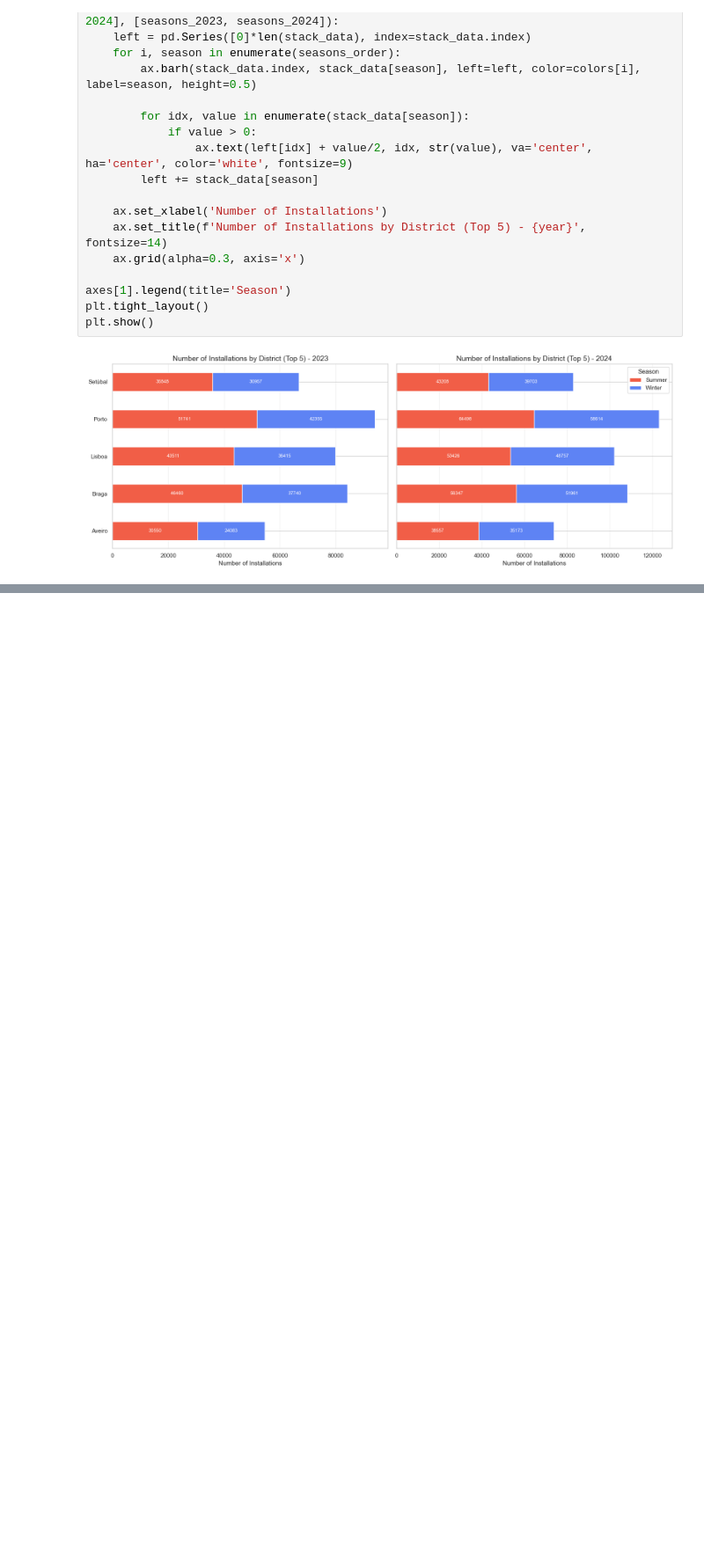
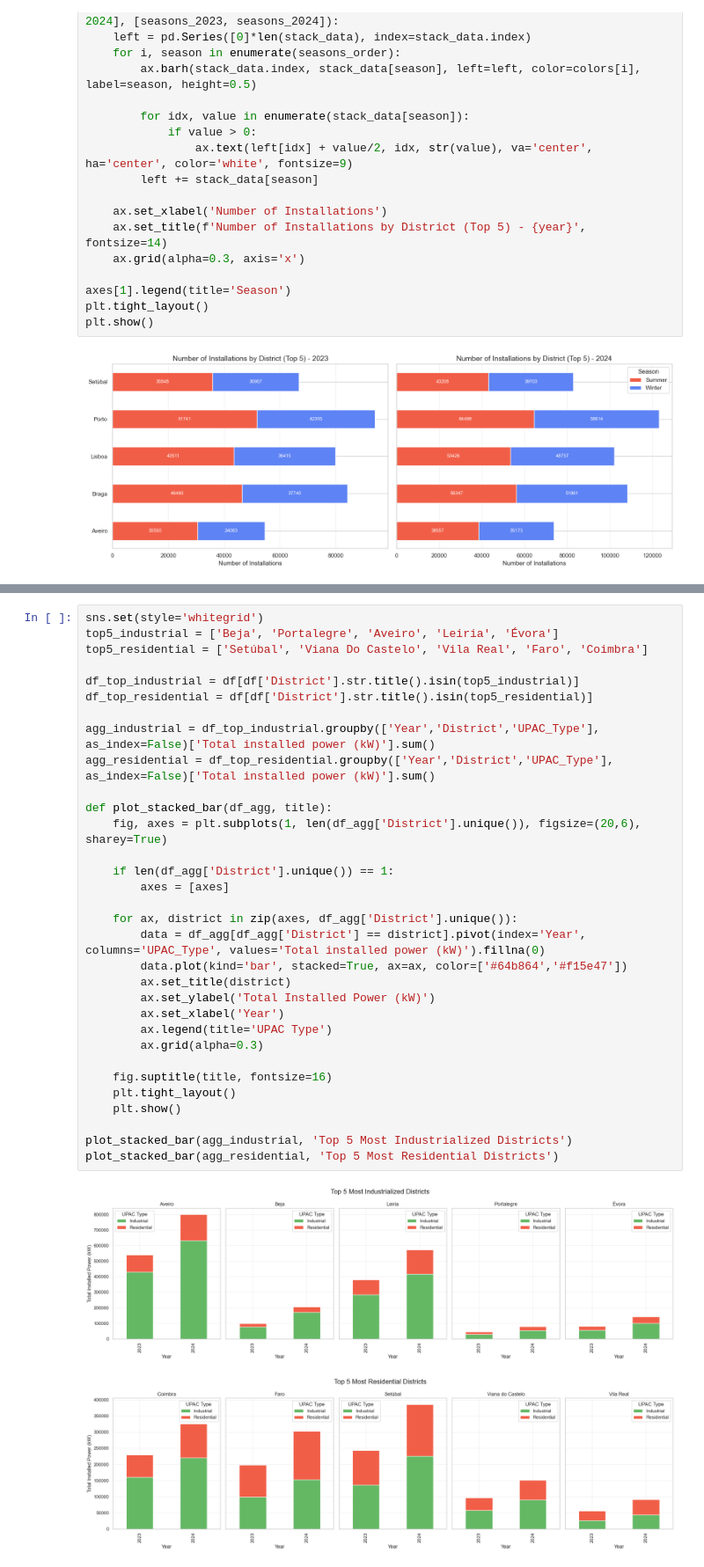
Before and after one commit to Mariana-rc01/WattWise, a Jupyter notebook: iara_notebook.ipynb, the cells around one changed output, grey strips where cells are left out. Shown at 88% size. Drawn from its saved outputs; the diff is of its cells as text; blank space fills up the shorter version.

```diff
--- a/iara_notebook.ipynb
+++ b/iara_notebook.ipynb
@@ -1707,0 +1839,35 @@ plt.show()
+# %%
+sns.set(style='whitegrid')
+top5_industrial = ['Beja', 'Portalegre', 'Aveiro', 'Leiria', 'Évora']
+top5_residential = ['Setúbal', 'Viana Do Castelo', 'Vila Real', 'Faro', 'Coimbra']
+
+df_top_industrial = df[df['District'].str.title().isin(top5_industrial)]
+df_top_residential = df[df['District'].str.title().isin(top5_residential)]
+
+agg_industrial = df_top_industrial.groupby(['Year','District','UPAC_Type'], as_index=False)['Total installed power (kW)'].sum()
+agg_residential = df_top_residential.groupby(['Year','District','UPAC_Type'], as_index=False)['Total installed power (kW)'].sum()
+
+def plot_stacked_bar(df_agg, title):
+    fig, axes = plt.subplots(1, len(df_agg['District'].unique()), figsize=(20,6), sharey=True)
+
+    if len(df_agg['District'].unique()) == 1:
+        axes = [axes]
+
+    for ax, district in zip(axes, df_agg['District'].unique()):
+        data = df_agg[df_agg['District'] == district].pivot(index='Year', columns='UPAC_Type', values='Total installed power (kW)').fillna(0)
+        data.plot(kind='bar', stacked=True, ax=ax, color=['#64b864','#f15e47'])
+        ax.set_title(district)
+        ax.set_ylabel('Total Installed Power (kW)')
+        ax.set_xlabel('Year')
+        ax.legend(title='UPAC Type')
+        ax.grid(alpha=0.3)
+
+    fig.suptitle(title, fontsize=16)
+    plt.tight_layout()
+    plt.show()
+
+plot_stacked_bar(agg_industrial, 'Top 5 Most Industrialized Districts')
+plot_stacked_bar(agg_residential, 'Top 5 Most Residential Districts')
+# %% [output]
+[figure, added]
+[figure, added]
```
Also changed, not shown: parts of 23 cells of this notebook.
